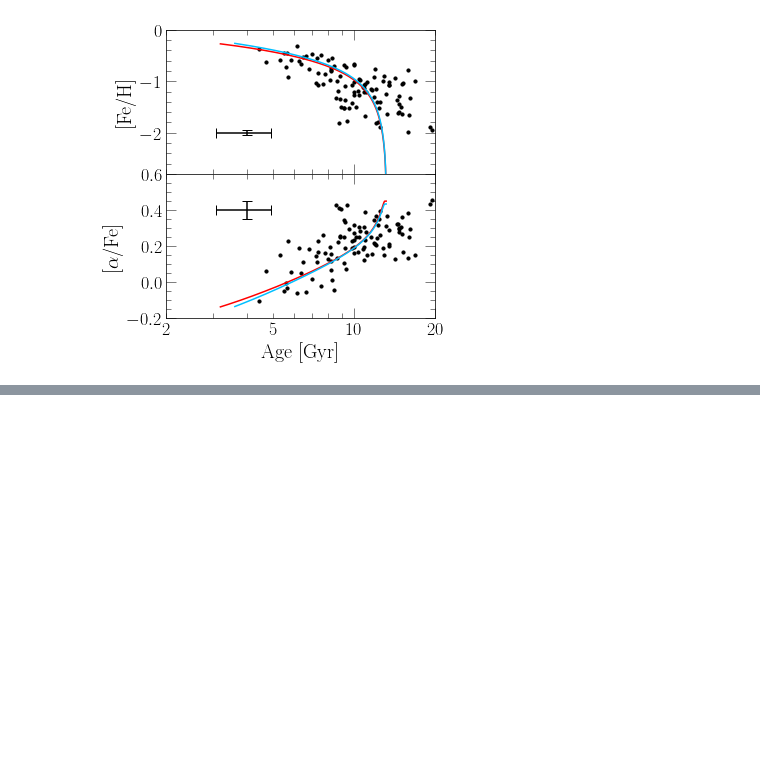
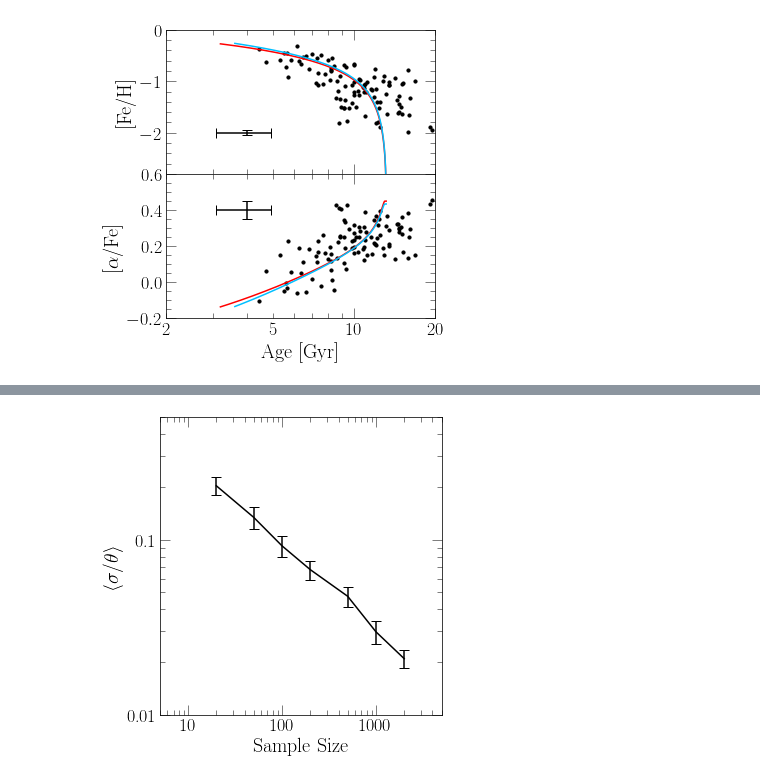
Before and after one commit to giganano/h3halo, a Jupyter notebook: notebooks/paperplots.ipynb, the cells around one changed output, grey strips where cells are left out. Cells and saved outputs as stored; diff of their text form; code cells hidden in the pictures; blank space fills up the shorter version.

Commit message:
paper updates

```diff
--- a/notebooks/paperplots.ipynb
+++ b/notebooks/paperplots.ipynb
@@ -334,3 +527,39 @@ plt.show()
+# %%
+fig = plt.figure()
+ax = fig.add_subplot(111)
+ax.set_xscale("log")
+ax.set_yscale("log")
+ax.xaxis.set_major_formatter(fsf("%g"))
+ax.yaxis.set_major_formatter(fsf("%g"))
+ax.set_xlabel("Sample Size")
+# ax.set_ylabel(r"$\langle\left|\Delta\theta\right|/\sigma\rangle$")
+ax.set_ylabel(r"$\langle\sigma/\theta\rangle$")
+ax.set_xlim([5, 5000])
+ax.set_ylim([0.01, 0.5])
+# ax.set_ylim([0.03, 3])
+
+yvals = []
+errors = []
+for samplesize in rederived_samplesize.keys():
+    bestfits = rederived_samplesize[samplesize]
+    precisions = []
+    for i in range(len(true_values)):
+        sigma = (bestfits[i][1] + bestfits[i][2]) / 2
+        precisions.append(sigma / bestfits[i][0])
+    yvals.append(np.mean(precisions))
+    errors.append(np.std(precisions) / np.sqrt(len(precisions)))
+
+xvals = list(rederived_samplesize.keys())
+ax.errorbar(xvals, yvals, yerr = errors, c = named_colors()["black"])
+
+plt.tight_layout()
+for ext in ["pdf", "jpeg"]:
+    kwargs = {}
+    if ext == "jpeg": kwargs["dpi"] = 200
+    plt.savefig("../paper/precision_samplesize.%s" % (ext), **kwargs)
+plt.show()
+# %% [output]
+[figure, added]
 # %%
 fig = plt.figure()
 ax = fig.add_subplot(111)
```
Also changed, not shown: parts of 7 cells of this notebook, 38 other files.
